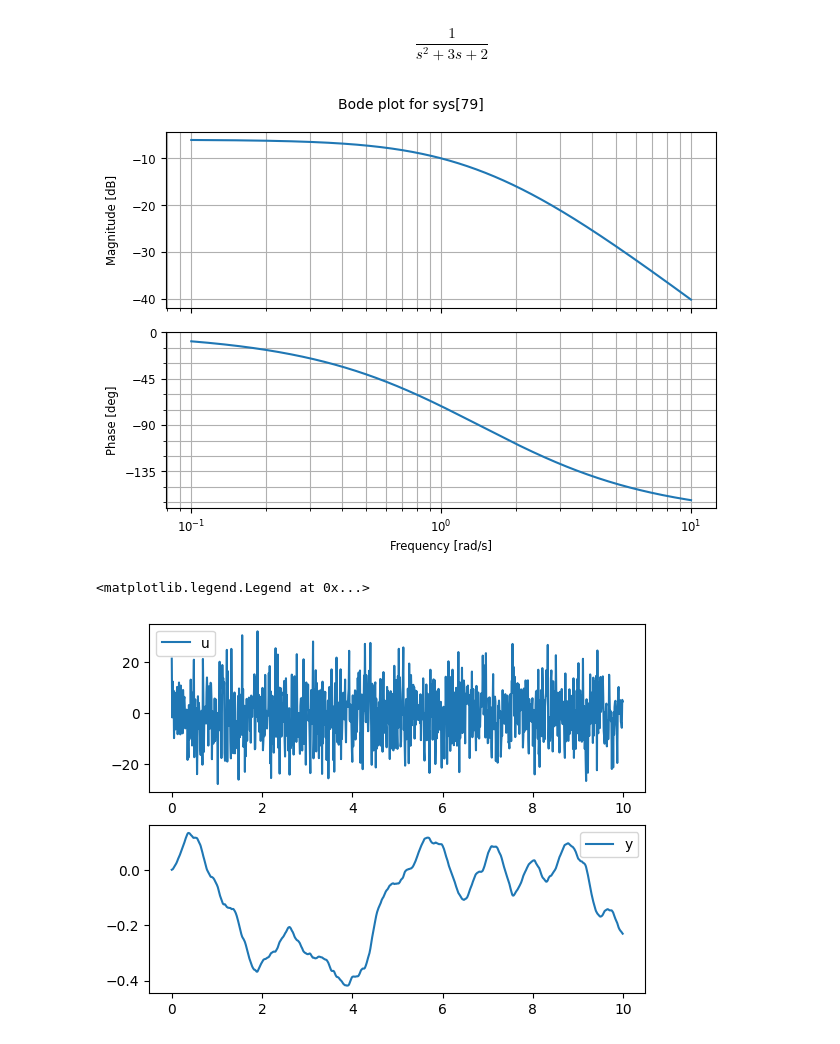
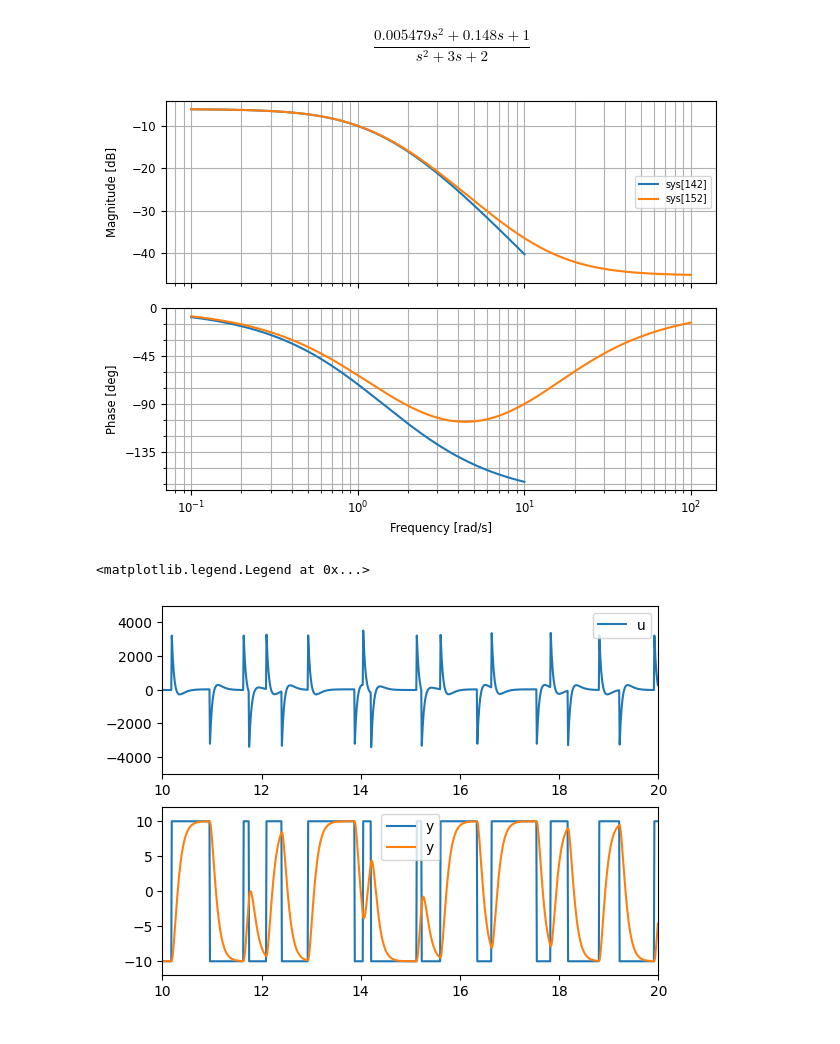
Before and after one commit to buswayne/sysid-transformers-control, a Jupyter notebook: control/simple_example_1.ipynb, the cells around one changed output. Cells and saved outputs as stored; diff of their text form; code cells hidden in the pictures.

```diff
--- a/control/simple_example_1.ipynb
+++ b/control/simple_example_1.ipynb
@@ -6,4 +6,7 @@ import matplotlib.pyplot as plt
 # %%
 num = [1]
 den = [1, 3, 2]
+s = tf('s')
 G = tf(num,den)
+tau = stepinfo(G)['SettlingTime']/5
+G_proper = G * (1 + 5e-1 * (tau / (2 * np.pi)) * s) **2
@@ -10,11 +19,11 @@ G = tf(num,den)
 # %%
-G
+G_proper
 # %% [output]
-$$\frac{1}{s^2 + 3 s + 2}$$
+$$\frac{0.005479 s^2 + 0.148 s + 1}{s^2 + 3 s + 2}$$
 # %%
-
 bode(G)
+bode(G_proper)
 plt.show()
 # %% [output]
-[figure, old version]
+[figure, new version]
 # %%
@@ -26,13 +38,19 @@ u = np.random.normal(0, 10, t.shape)
 y, t, _ = lsim(G, u, t)
 plt.subplot(211)
 plt.plot(t, u, label="u")
+plt.xlim([10, 20])
+plt.ylim([-5000,5000])
 plt.legend()
+
 plt.subplot(212)
+plt.plot(t, y_ideal, label="y")
 plt.plot(t, y, label="y")
+plt.xlim([10, 20])
+plt.ylim([-12,12])
 plt.legend()
 # %% [output]
 <matplotlib.legend.Legend at 0x...>
-[figure, old version]
+[figure, new version]
 # %%
 # VRFT
 s = tf('s')
```
Also changed, not shown: parts of 4 cells of this notebook, 7 other files.
